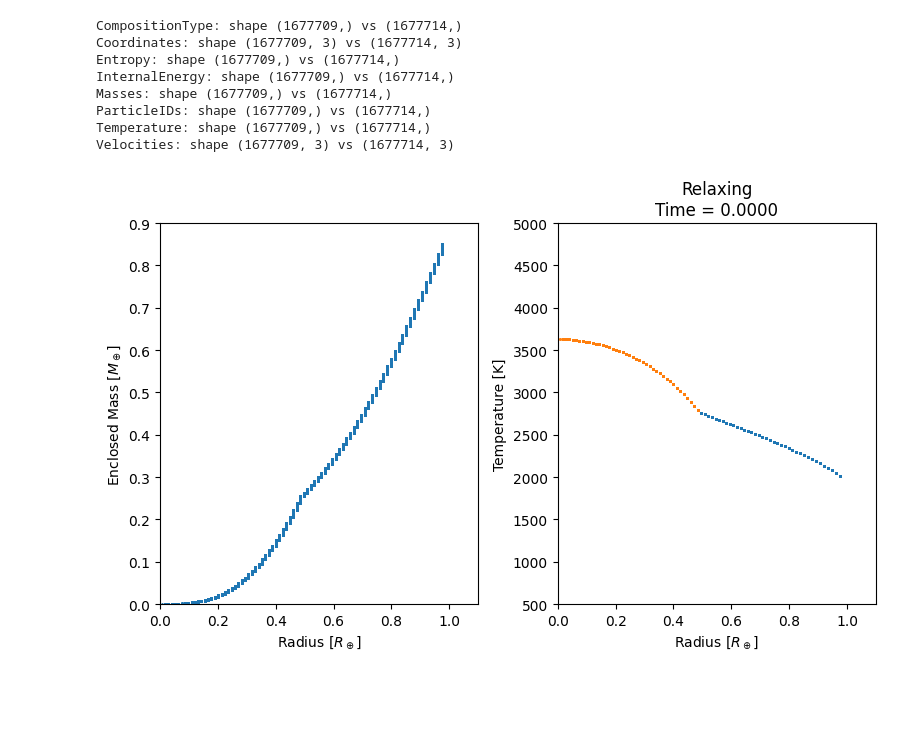
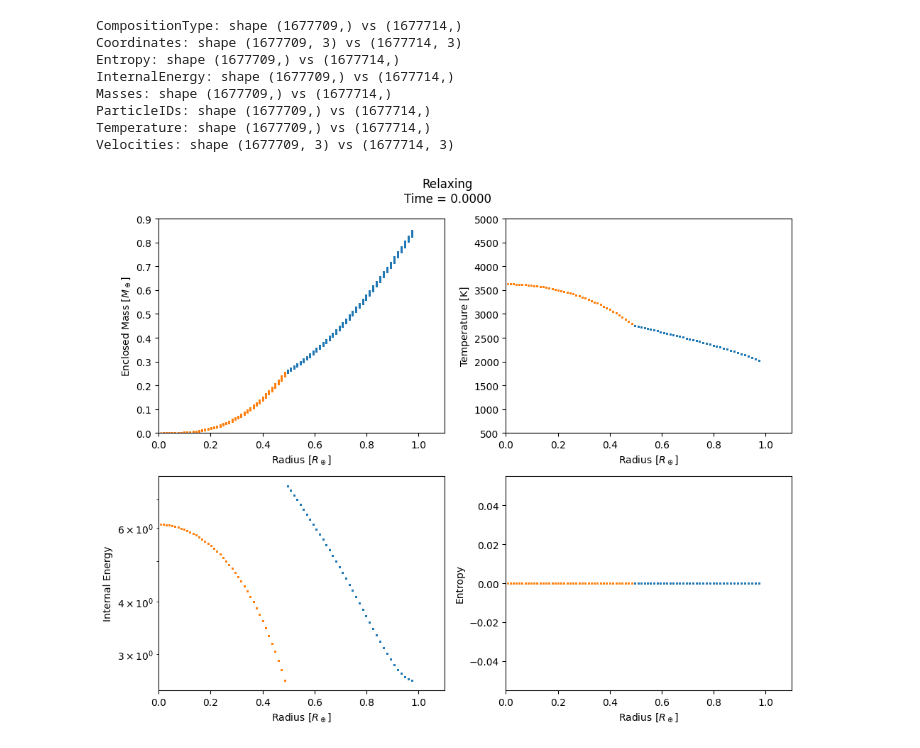
Before and after one commit to shuohuangGIT/gizmo-giantimpact-IO, a Jupyter notebook: makeplanet_plot.ipynb, the cells around one changed output. Saved outputs shown, nothing was run; the diff lists cells and outputs as text; code cells hidden in the pictures; blank space fills up the shorter version.

Commit message:
add sphere plot in makeplanet file

```diff
--- a/makeplanet_plot.ipynb
+++ b/makeplanet_plot.ipynb
@@ -90,48 +90,78 @@ mass_unit = 1/62.46  # GIZMO mass unit
 gamma = 1.3          # approximate gamma for silicates/iron
 
 fname = 'n85.hdf5'
 # fname = f"{datadir}/snapshot_{i:03d}.hdf5"
 
 with h5py.File(fname,'r') as f:
     pos = f['/PartType0/Coordinates'][()]   # code units
     m = f['/PartType0/Masses'][()]         # code units
     temp = f['/PartType0/Temperature'][()]
     compid = f['/PartType0/CompositionType'][()]
+
+    entr = f['/PartType0/Entropy'][()]
+    u = f['/PartType0/InternalEnergy'][()]
     time = f["Header"].attrs["Time"]
 # Convert to physical units
 r = np.linalg.norm(pos, axis=1)
 m_phys = m * mass_unit
 
 # Sort by radius for cumulative mass
 sort_idx = np.argsort(r)
 r_sorted = r[sort_idx]
 m_sorted = m_phys[sort_idx]
 
 m_enc = np.cumsum(m_sorted)
 unique_comp = np.unique(compid)
 
-# Plot
-fig, ax = plt.subplots(1, 2, figsize=(8,5))
-plt.title(f"Relaxing\nTime = {time:.4f}")
-ax[0].plot(r_sorted, m_enc, '.', ms=1)
-ax[0].set_xlabel(r"Radius [$R_\oplus]$")
-ax[0].set_ylabel(r"Enclosed Mass $[M_\oplus]$")
+# -------- plotting --------
+fig, ax = plt.subplots(2, 2, figsize=(10,8))
+fig.suptitle(f"Relaxing\nTime = {time:.4f}")
 
+# --- (1) enclosed mass ---
 for compi in unique_comp:
-    mask = compid==compi
-    ax[1].scatter(r[mask], temp[mask], s=1, alpha=0.6)
-ax[1].set_xlabel(r"Radius [$R_\oplus]$")
-ax[1].set_ylabel("Temperature [K]")
+    mask = compid[sort_idx] == compi
+    ax[0,0].plot(r_sorted[mask], m_enc[mask], '.', ms=1)
+ax[0,0].set_xlabel(r"Radius [$R_\oplus]$")
+ax[0,0].set_ylabel(r"Enclosed Mass $[M_\oplus]$")
 
-ax[0].set_xlim(0,1.1)
-ax[0].set_ylim(0,0.9)
+# --- (2) temperature ---
+for compi in unique_comp:
+    mask = compid == compi
+    ax[0,1].scatter(r[mask], temp[mask], s=1, alpha=0.6)
 
-ax[1].set_xlim(0,1.1)
-ax[1].set_ylim(500, 5000)
+ax[0,1].set_xlabel(r"Radius [$R_\oplus]$")
+ax[0,1].set_ylabel("Temperature [K]")
+
+# --- (3) internal energy ---
+for compi in unique_comp:
+    mask = compid == compi
+    ax[1,0].scatter(r[mask], u[mask], s=1, alpha=0.6)
+
+ax[1,0].set_xlabel(r"Radius [$R_\oplus]$")
+ax[1,0].set_ylabel("Internal Energy")
+
+# --- (4) entropy ---
+for compi in unique_comp:
+    mask = compid == compi
+    ax[1,1].scatter(r[mask], entr[mask], s=1, alpha=0.6)
+
+ax[1,1].set_xlabel(r"Radius [$R_\oplus]$")
+ax[1,1].set_ylabel("Entropy")
+
+# --- limits ---
+for a in ax.flat:
+    a.set_xlim(0, 1.1)
+
+ax[0,0].set_ylim(0, 0.9)
+ax[0,1].set_ylim(500, 5000)
+
+# log scale helps a LOT
+ax[1,0].set_yscale('log')
+# ax[1,1].set_yscale('log')
 
 plt.tight_layout()
 # %% [output]
-[figure, old version]
+[figure, new version]
 # %%
 import h5py
 import numpy as np
```
Also changed, not shown: parts of 5 cells of this notebook.
